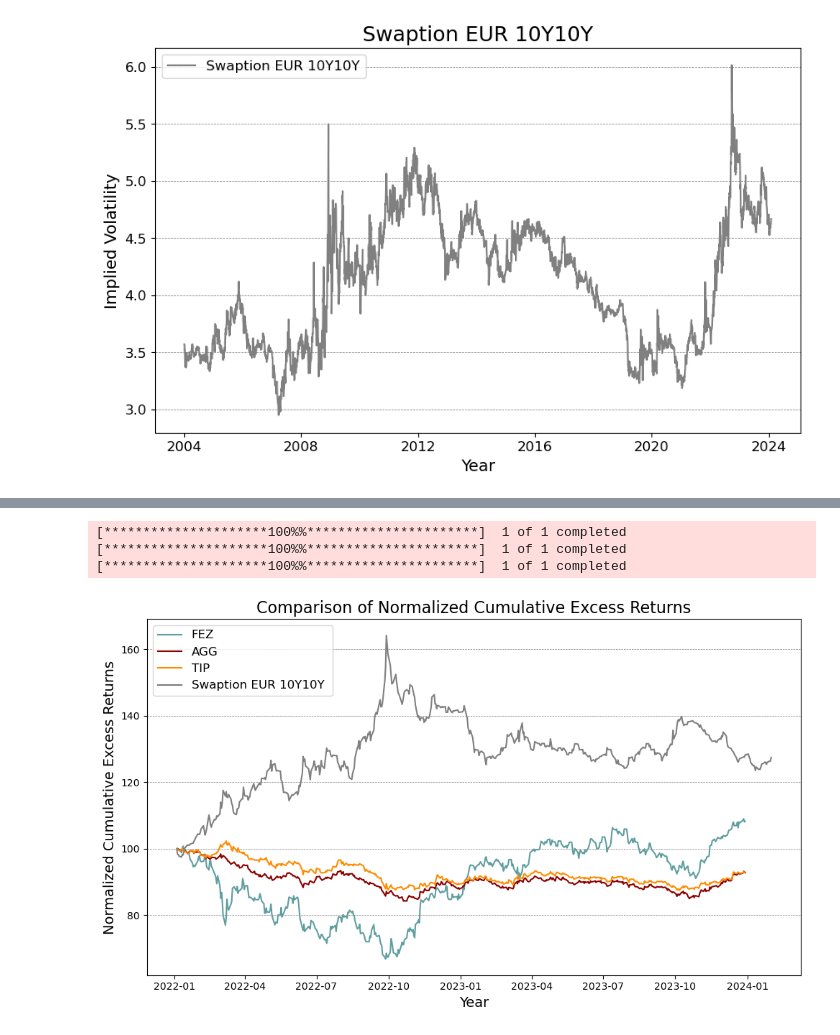
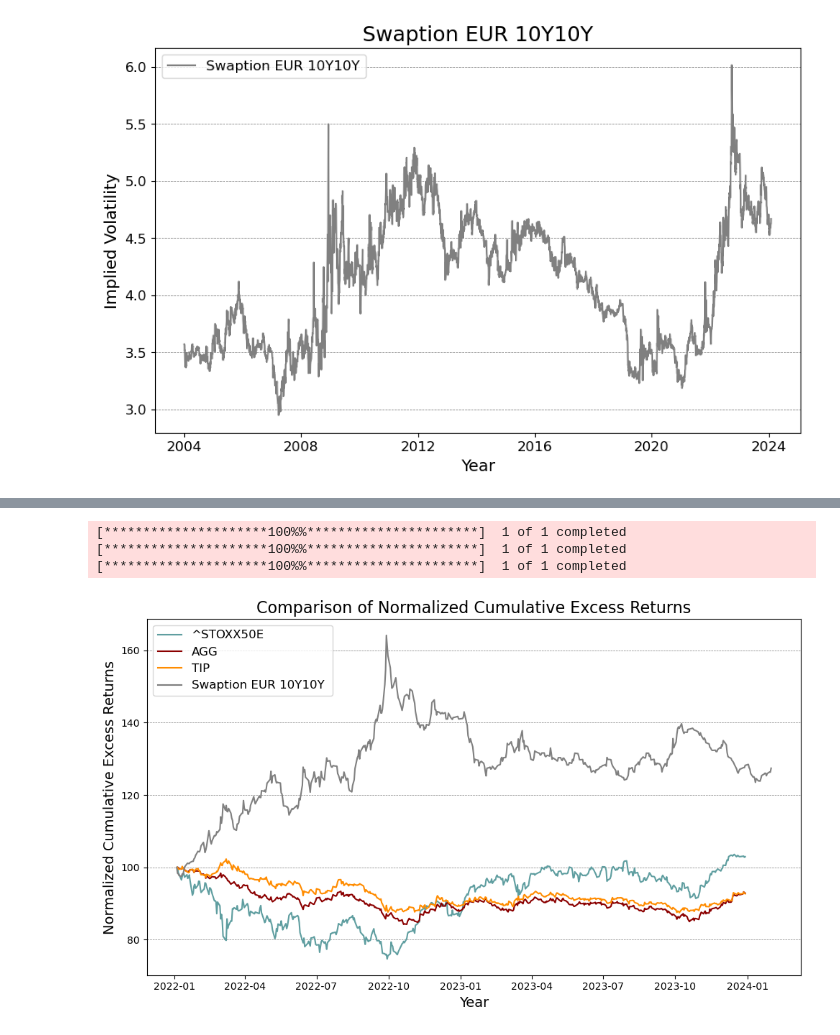
Before and after one commit to NannaOhrt/master_thesis, a Jupyter notebook: main/code/swaption_in_asset_allocation.ipynb, the cells around one changed output, grey strips where cells are left out. Saved outputs shown, nothing was run; the diff lists cells and outputs as text; code cells hidden in the pictures.

```diff
--- a/main/code/swaption_in_asset_allocation.ipynb
+++ b/main/code/swaption_in_asset_allocation.ipynb
@@ -88,7 +88,7 @@ import yfinance as yf
 import matplotlib.pyplot as plt
 
 # Tickers for European equities (FEZ), nominal bonds (AGG), inflation-linked bonds (TIP)
-tickers = ['FEZ', 'AGG', 'TIP']
+tickers = ['^STOXX50E', 'AGG', 'TIP']
 
 # Start and end dates for the data
 start_date = '2004-01-01'
@@ -97,7 +97,7 @@ end_date = '2024-01-01'
 plt.figure(figsize=(10, 6))
 
 # Define colors for better control and visualization
-colors = {'FEZ': 'cadetblue', 'AGG': 'darkred', 'TIP': 'darkorange'}
+colors = {'^STOXX50E': 'cadetblue', 'AGG': 'darkred', 'TIP': 'darkorange'}
 
 for ticker in tickers:
     # Download historical data for the ticker
@@ -121,7 +121,7 @@ for ticker in tickers:
              color=colors[ticker])
 
 # Adjust plot settings for better visualization
-plt.title('Comparison of Normalized Cumulative Excess Returns', fontsize=16)
+
 plt.xlabel('Year', fontsize=14)
 plt.ylabel('Normalized Cumulative Excess Returns', fontsize=14)
 plt.plot(df["Dato"], df["Normalized ATM_10Y_10Y"], color='grey', label='Swaption EUR 10Y10Y ')
@@ -148,7 +148,7 @@ df1['Normalized ATM_10Y_10Y'] = df1['ATM_10Y_10Y'] / initial_value * 100
 
 
 # Tickers for European equities (FEZ), nominal bonds (AGG), inflation-linked bonds (TIP)
-tickers = ['FEZ', 'AGG', 'TIP']
+tickers = ['^STOXX50E', 'AGG', 'TIP']
 
 # Start and end dates for the data
 start_date = '2022-01-04'
@@ -157,7 +157,7 @@ end_date = '2024-01-01'
 plt.figure(figsize=(10, 6))
 
 # Define colors for better control and visualization
-colors = {'FEZ': 'cadetblue', 'AGG': 'darkred', 'TIP': 'darkorange'}
+colors = {'^STOXX50E': 'cadetblue', 'AGG': 'darkred', 'TIP': 'darkorange'}
 
 for ticker in tickers:
     # Download historical data for the ticker
@@ -168,34 +168,34 @@ for ticker in tickers:
 
     # Assuming risk-free rate is 0, so excess returns are equal to actual returns in this case
     data['Excess Returns'] = data['Returns']
 
     # Calculate cumulative excess returns
     data['Cumulative Excess Returns'] = (1 + data['Excess Returns']).cumprod()
 
     # Normalize starting point to 100 for comparison
     initial_value = data['Cumulative Excess Returns'].dropna().iloc[0]
     data['Normalized Cumulative Excess Returns'] = data['Cumulative Excess Returns'] / initial_value * 100
 
     # Plot the normalized cumulative excess returns for each ticker
     plt.plot(data.index, data['Normalized Cumulative Excess Returns'], label=f'{ticker}',
              color=colors[ticker])
 
 # Adjust plot settings for better visualization
 plt.title('Comparison of Normalized Cumulative Excess Returns', fontsize=16)
 plt.xlabel('Year', fontsize=14)
 plt.ylabel('Normalized Cumulative Excess Returns', fontsize=14)
 plt.plot(df1["Dato"], df1["Normalized ATM_10Y_10Y"], color='grey', label='Swaption EUR 10Y10Y ')
 plt.legend(fontsize=12, loc= 'upper left')
 plt.grid(axis='y', color='gray', linestyle='--', linewidth=0.5)
 plt.tight_layout()
 plt.savefig("/Users/nannaingemannohrt/Desktop/master_thesis/main/plots/2022_to_2024.png")
 plt.show()
 plt.close()
 # %% [output]
 [*********************100%%**********************]  1 of 1 completed
 [*********************100%%**********************]  1 of 1 completed
 [*********************100%%**********************]  1 of 1 completed
-[figure, old version]
+[figure, new version]
 # %%
 
 # Load the swaption data from the Excel file
```
Also changed, not shown: parts of 2 cells of this notebook, 6 other files.
